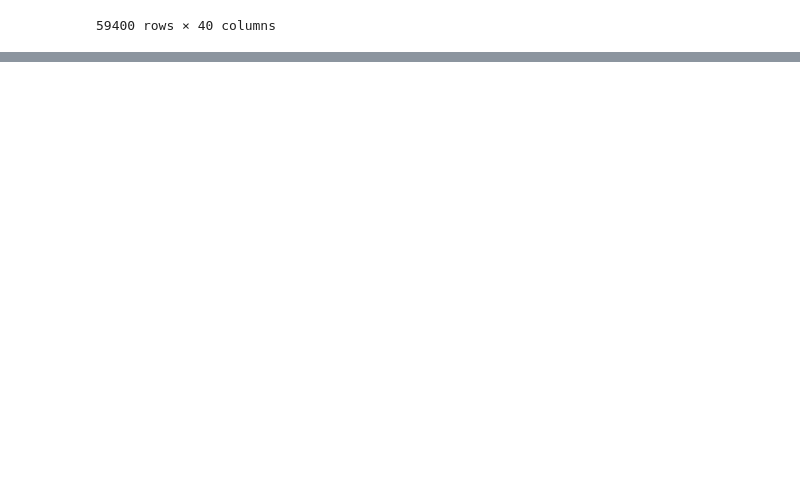
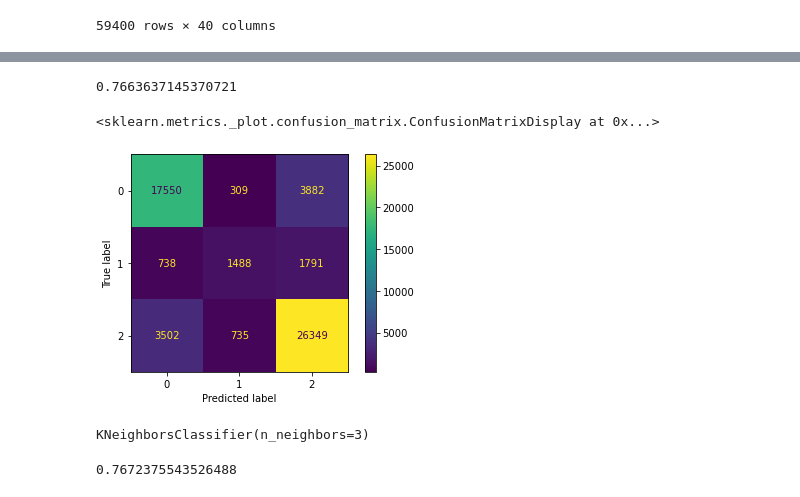
Before and after one commit to Alarsen16/Tanzanian_Water_Wells_Status, a Jupyter notebook: James Notebook.ipynb, the cells around one changed output, grey strips where cells are left out. Saved outputs shown, nothing was run; the diff lists cells and outputs as text; code cells hidden in the pictures; blank space fills up the shorter version.

```diff
--- a/James Notebook.ipynb
+++ b/James Notebook.ipynb
@@ -40,0 +566,2 @@ dtype: int64
+# %%
+X_int = water_well_df.select_dtypes(exclude='object')
@@ -40,0 +595,5 @@ dtype: int64
+# %%
+ss = StandardScaler()
+wws = ss.fit_transform(X_int)
+
+wwsdf = pd.DataFrame(wws, index=water_well_df.index)
@@ -40,0 +617,2 @@ dtype: int64
+# %%
+X_train = pd.concat([wwsdf, wwdf], axis=1)
@@ -40,0 +636,13 @@ dtype: int64
+# %%
+knn_model1 = KNeighborsClassifier(n_neighbors=10)
+
+knn_model1.fit(X_train, y)
+score = cross_val_score(estimator=knn_model1, X=X_train, y=y, cv=10)
+print(score.mean())
+# %% [output]
+0.7663637145370721
+# %%
+plot_confusion_matrix(knn_model1, X_train, y)
+# %% [output]
+<sklearn.metrics._plot.confusion_matrix.ConfusionMatrixDisplay at 0x...>
+[figure, added]
@@ -40,0 +651,10 @@ dtype: int64
+# %%
+knn_model = KNeighborsClassifier(n_neighbors=3)
+
+knn_model.fit(X_train, y_train)
+# %% [output]
+KNeighborsClassifier(n_neighbors=3)
+# %%
+knn_model.score(X_test, y_test)
+# %% [output]
+0.7672375543526488
```
Also changed, not shown: parts of 76 cells of this notebook, 1 other file.
